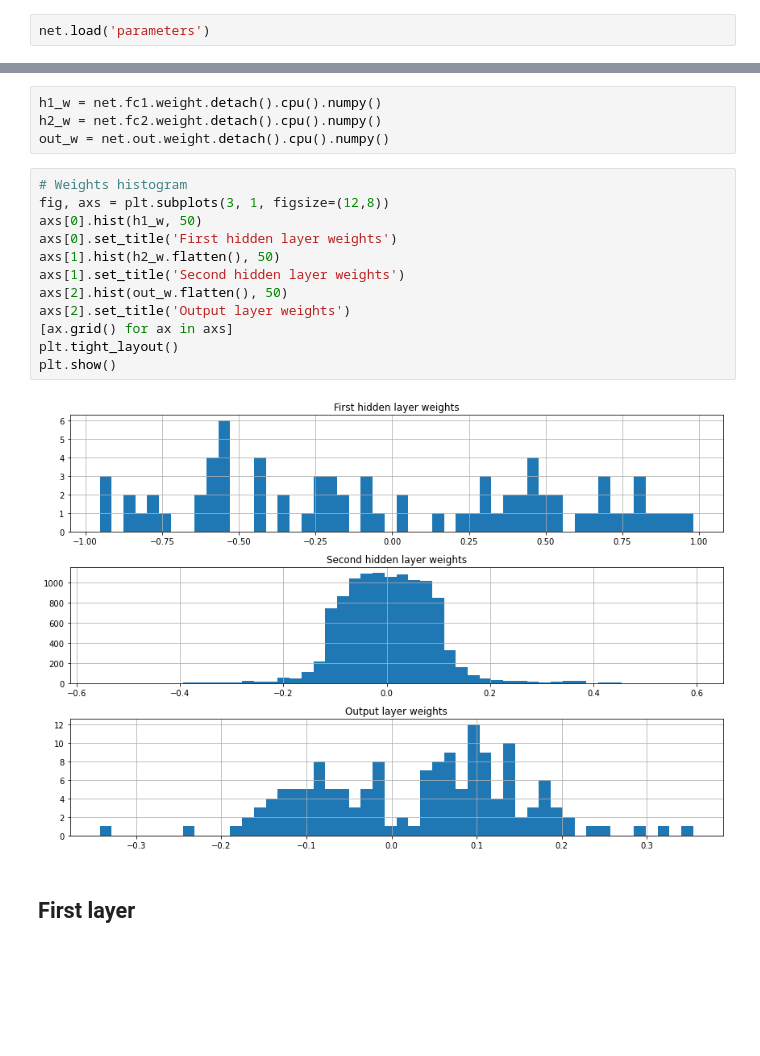
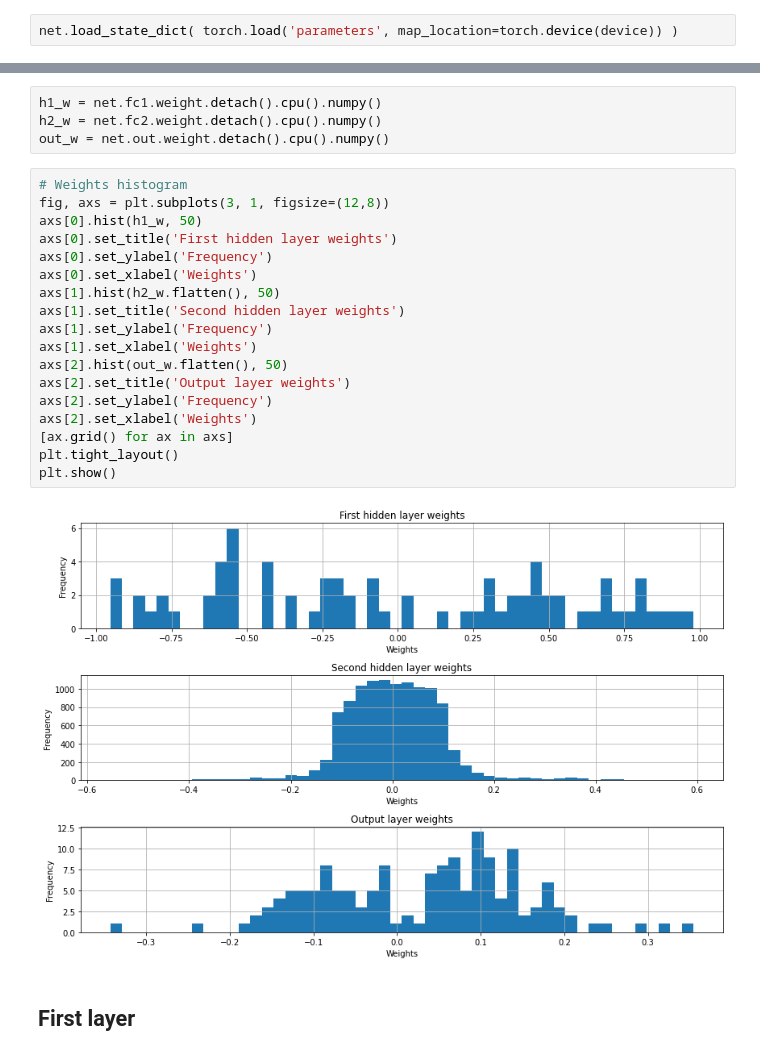
Before and after one commit to mballarin97/DLNN2020, a Jupyter notebook: Homework1/Regression/Display.ipynb, the cells around one changed output, grey strips where cells are left out. Saved outputs shown, nothing was run; the diff lists cells and outputs as text; blank space fills up the shorter version.

```diff
--- a/Homework1/Regression/Display.ipynb
+++ b/Homework1/Regression/Display.ipynb
@@ -390,4 +390,4 @@ net = Net(drop=best_par['dropout'], Nh1=best_par['Nh'],
 # %% [output]
 Network initialized
 # %%
-net.load('parameters')
+net.load_state_dict( torch.load('parameters', map_location=torch.device(device)) )
@@ -428,17 +430,23 @@ out_w = net.out.weight.detach().cpu().numpy()
 # %%
 # Weights histogram
 fig, axs = plt.subplots(3, 1, figsize=(12,8))
 axs[0].hist(h1_w, 50)
 axs[0].set_title('First hidden layer weights')
+axs[0].set_ylabel('Frequency')
+axs[0].set_xlabel('Weights')
 axs[1].hist(h2_w.flatten(), 50)
 axs[1].set_title('Second hidden layer weights')
+axs[1].set_ylabel('Frequency')
+axs[1].set_xlabel('Weights')
 axs[2].hist(out_w.flatten(), 50)
 axs[2].set_title('Output layer weights')
+axs[2].set_ylabel('Frequency')
+axs[2].set_xlabel('Weights')
 [ax.grid() for ax in axs]
 plt.tight_layout()
 plt.show()
 # %% [output]
-[figure, old version]
+[figure, new version]
 # %% [markdown]
 ## First layer
 # %%
```
Also changed, not shown: parts of 4 cells of this notebook, 1 other file.
